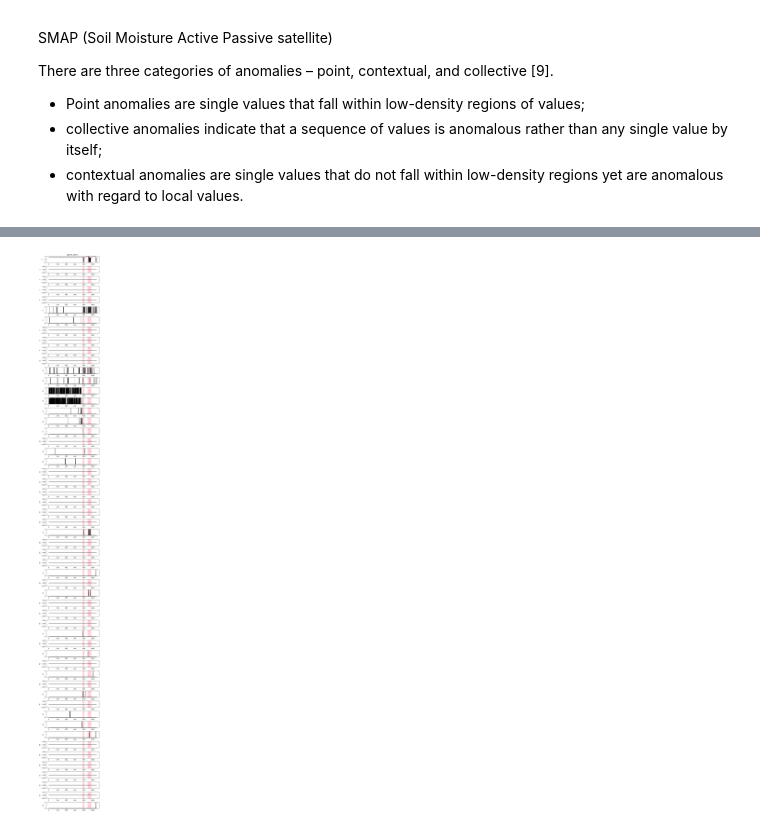
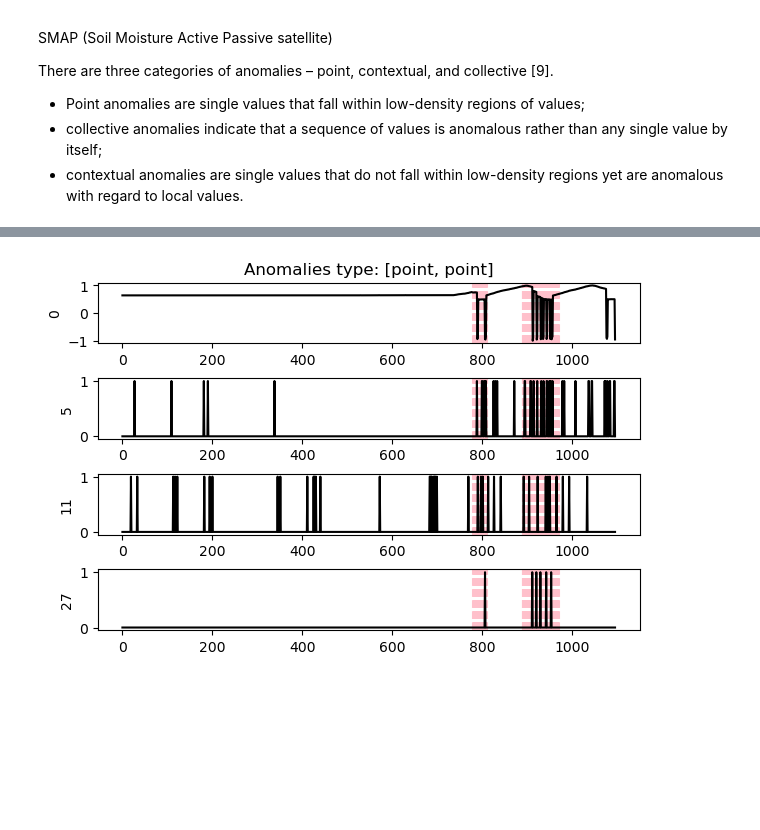
Before and after one commit to KarinaTiurina/OmniAnomaly, a Jupyter notebook: data_investigation.ipynb, the cells around one changed output, grey strips where cells are left out. Cells and saved outputs as stored; diff of their text form; code cells hidden in the pictures; blank space fills up the shorter version.

```diff
--- a/data_investigation.ipynb
+++ b/data_investigation.ipynb
@@ -12,7 +12,6 @@ dataset_name = 'machine-1-1'
 
 X = pd.read_csv(f'ServerMachineDataset/test/{dataset_name}.txt', header=None)
 y = pd.read_csv(f'ServerMachineDataset/test_label/{dataset_name}.txt', header=None)
-
 
 num_features = X.shape[1]
 
@@ -21,7 +20,8 @@ num_features = X.shape[1]
 # selected_features = range(0, X.shape[1]+1)
 
 # only selected features
-selected_features = [0, 8, 9, 11, 12, 13, 14]
+# selected_features = [0, 8, 9, 11, 12, 13, 14]
+selected_features = [0, 8, 9, 11, 16]
 fig, axes = plt.subplots(len(selected_features), 1, figsize=(6, len(selected_features)), constrained_layout=True)
 
 # Plot each feature
@@ -64,12 +64,13 @@ for i, anomaly in enumerate(anomalies_range):
 
 y = np.array(anomaly_indices)
 
-num_features = X.shape[1]
+# num_features = X.shape[1]
+num_features = 4 # showing only first 4 features
 
 # Create a figure and set of subplots
 fig, axes = plt.subplots(num_features, 1, figsize=(6, num_features), constrained_layout=True)
 
-axes[0].set_title(f'{chan_anomalies["class"].values[0]}')
+axes[0].set_title(f'Anomalies type: {chan_anomalies["class"].values[0]}')
 # Plot each feature
 for i in range(num_features):
     for idx in y:
@@ -83,35 +85,39 @@ for i in range(num_features):
 # %%
 import ast
 import numpy as np
 
 spacecraft = 'MSL'
 chanId = 'T-9'
 
 X = np.load(f'data/test/{chanId}.npy')
 
 labeled_anomalies = pd.read_csv('data/labeled_anomalies.csv')
 chan_anomalies = labeled_anomalies[labeled_anomalies['spacecraft'] == spacecraft][labeled_anomalies['chan_id'] == chanId]
 
 list_of_lists = ast.literal_eval(chan_anomalies['anomaly_sequences'].values[0])
 anomalies_range = np.array(list_of_lists)
 
 anomaly_indices = []
 for i, anomaly in enumerate(anomalies_range):
   anomaly_indices.extend(np.arange(anomaly[0], anomaly[1]+1))
 
 y = np.array(anomaly_indices)
 
+selected_features = [0, 5, 11, 27]
+
 num_features = X.shape[1]
 
 # Create a figure and set of subplots
-fig, axes = plt.subplots(num_features, 1, figsize=(6, num_features), constrained_layout=True)
+fig, axes = plt.subplots(len(selected_features), 1, figsize=(6, len(selected_features)), constrained_layout=True)
 
-axes[0].set_title(f'{chan_anomalies["class"].values[0]}')
-# Plot each feature
+axes[0].set_title(f'Anomalies type: {chan_anomalies["class"].values[0]}')
+
 for i in range(num_features):
-    for idx in y:
-        axes[i].axvline(x=idx, color='pink', linestyle='--')
-    axes[i].plot(X[:, i], color='black')
-    axes[i].set_ylabel(i)
+    if i in selected_features:
+        plot_i = selected_features.index(i)
+        for idx in y:
+          axes[plot_i].axvline(x=idx, color='pink', linestyle='--')
+        axes[plot_i].plot(X[:, i], color='black')
+        axes[plot_i].set_ylabel(i)
 # %% [output]
-[figure, old version]
+[figure, new version]
```
Also changed, not shown: parts of 3 cells of this notebook.
